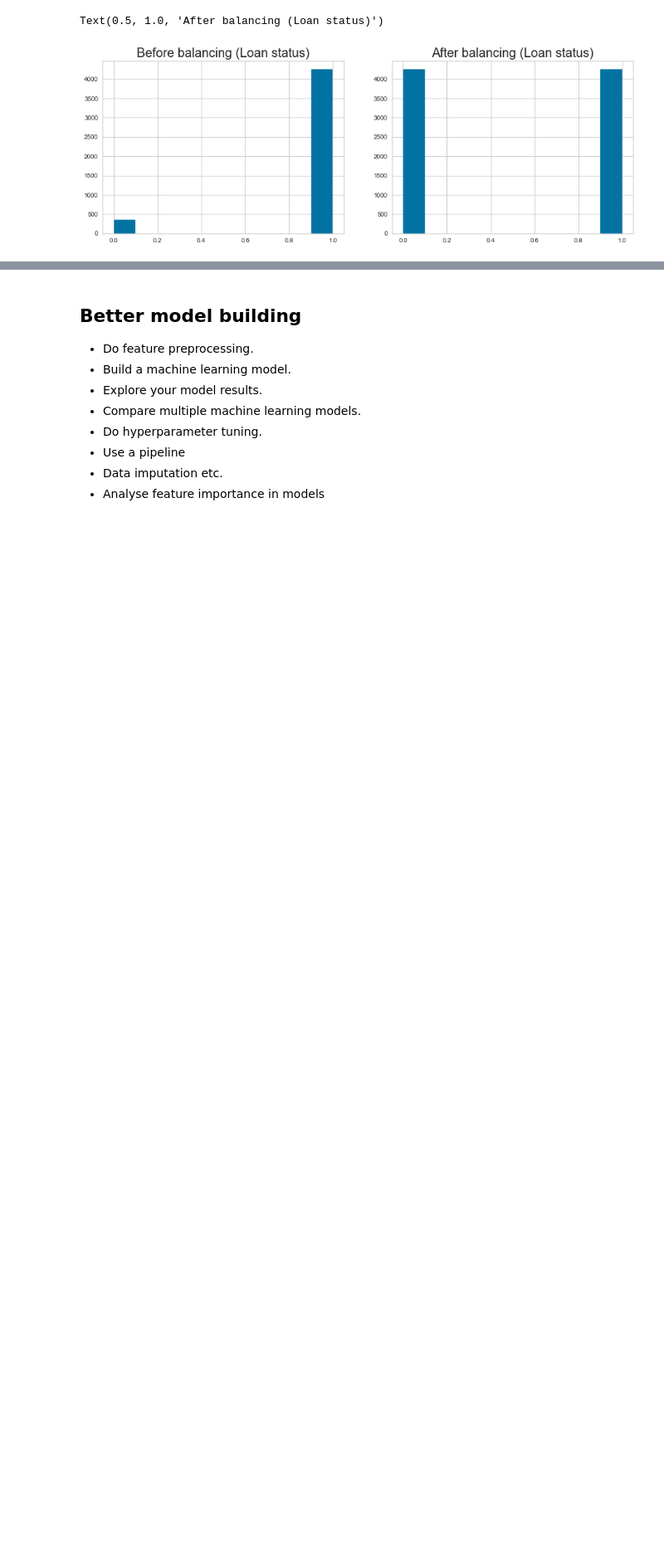
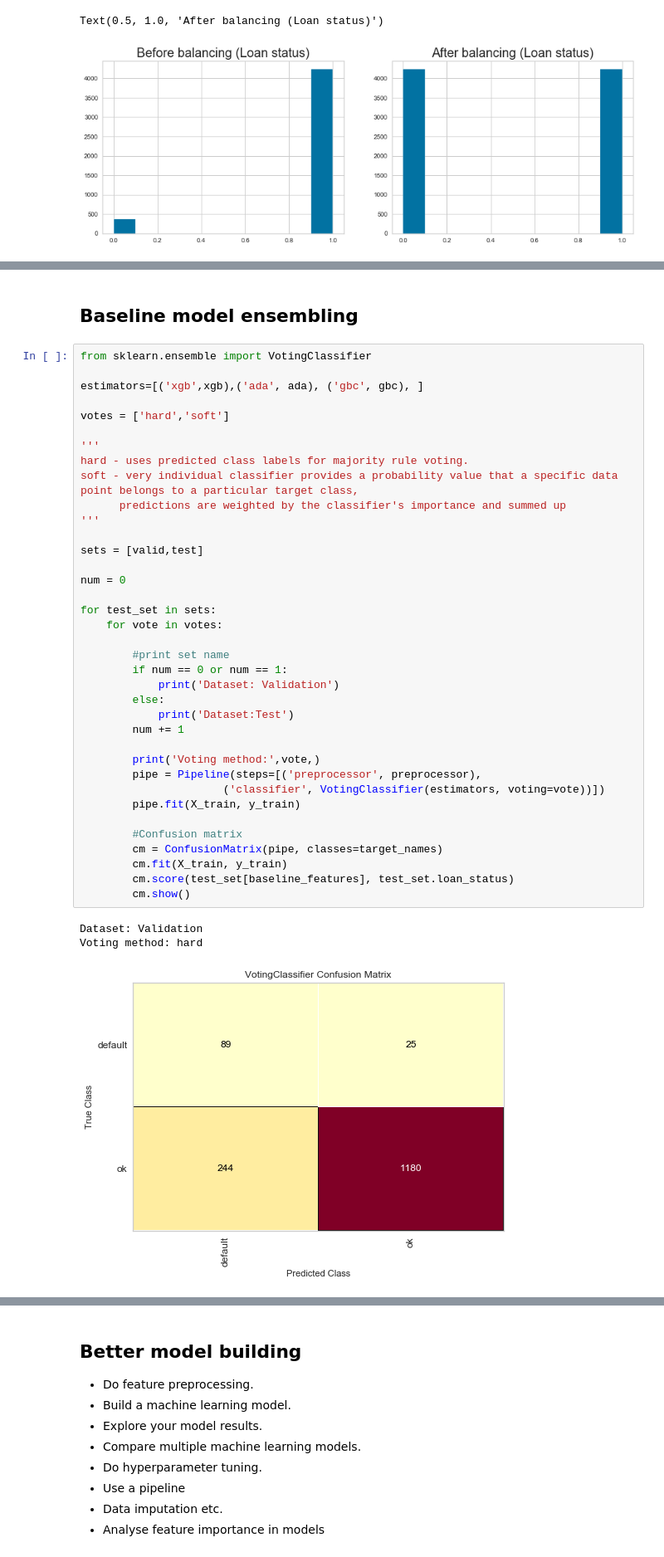
Before and after one commit to ValdemarQ/competitions, a Jupyter notebook: Finbee/C - Class project - Finbee - Predicting who will default on loans.ipynb, the cells around one changed output, grey strips where cells are left out. Shown at 83% size. Cells and saved outputs as stored; diff of their text form; blank space fills up the shorter version.

```diff
--- a/Finbee/C - Class project - Finbee - Predicting who will default on loans.ipynb
+++ b/Finbee/C - Class project - Finbee - Predicting who will default on loans.ipynb
@@ -1864,0 +1898,43 @@ for classifier in classifiers:
+# %% [markdown]
+## Baseline model ensembling
+# %%
+from sklearn.ensemble import VotingClassifier
+
+estimators=[('xgb',xgb),('ada', ada), ('gbc', gbc), ]
+
+votes = ['hard','soft']
+
+'''
+hard - uses predicted class labels for majority rule voting.
+soft - very individual classifier provides a probability value that a specific data point belongs to a particular target class,
+      predictions are weighted by the classifier's importance and summed up
+'''
+
+sets = [valid,test]
+
+num = 0
+
+for test_set in sets:
+    for vote in votes:
+
+        #print set name
+        if num == 0 or num == 1:
+            print('Dataset: Validation')
+        else:
+            print('Dataset:Test')
+        num += 1
+
+        print('Voting method:',vote,)
+        pipe = Pipeline(steps=[('preprocessor', preprocessor),
+                      ('classifier', VotingClassifier(estimators, voting=vote))])
+        pipe.fit(X_train, y_train)
+
+        #Confusion matrix
+        cm = ConfusionMatrix(pipe, classes=target_names)
+        cm.fit(X_train, y_train)
+        cm.score(test_set[baseline_features], test_set.loan_status)
+        cm.show()
+# %% [output]
+Dataset: Validation
+Voting method: hard
+[figure, added]
```
Also changed, not shown: parts of 19 cells of this notebook.
